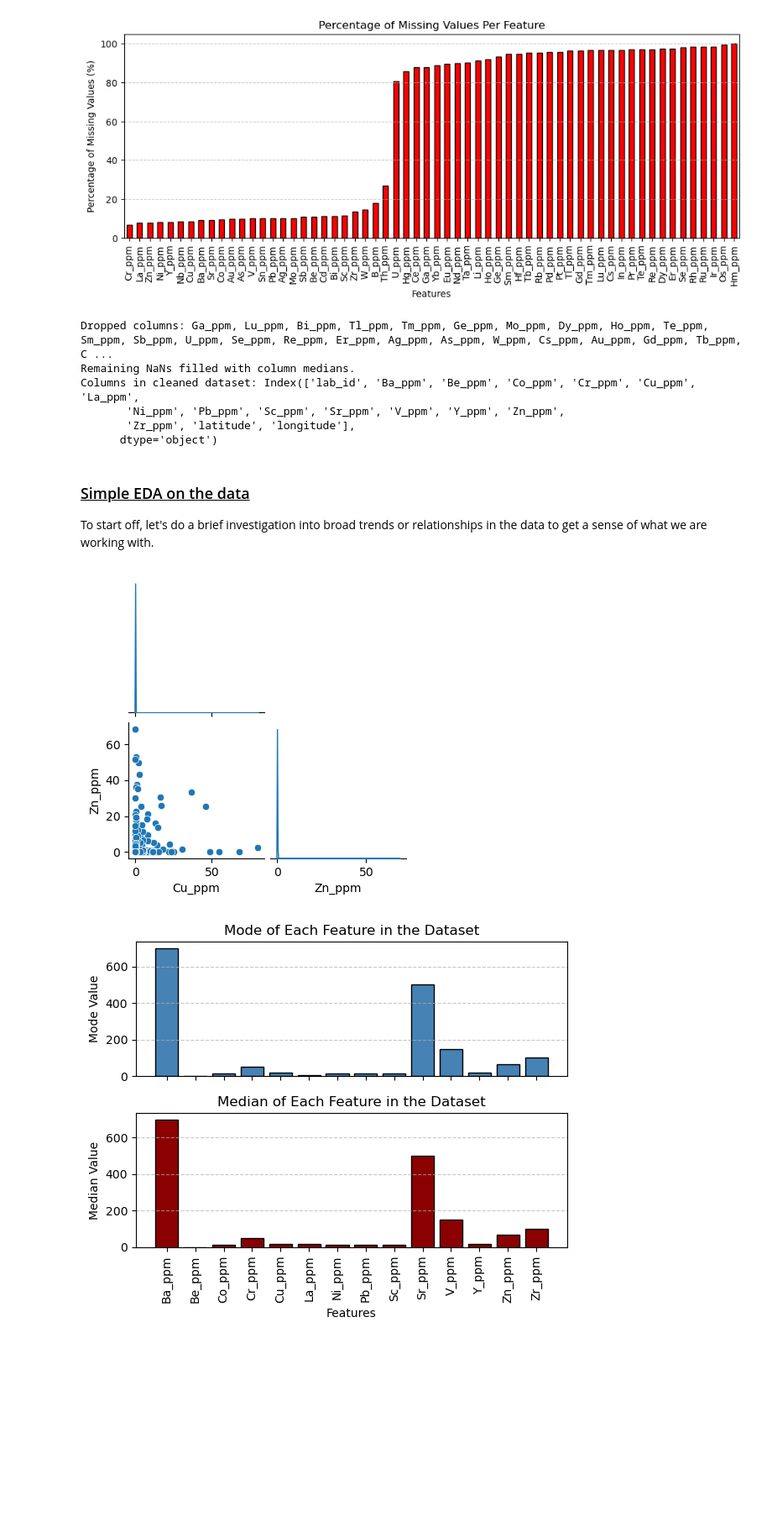
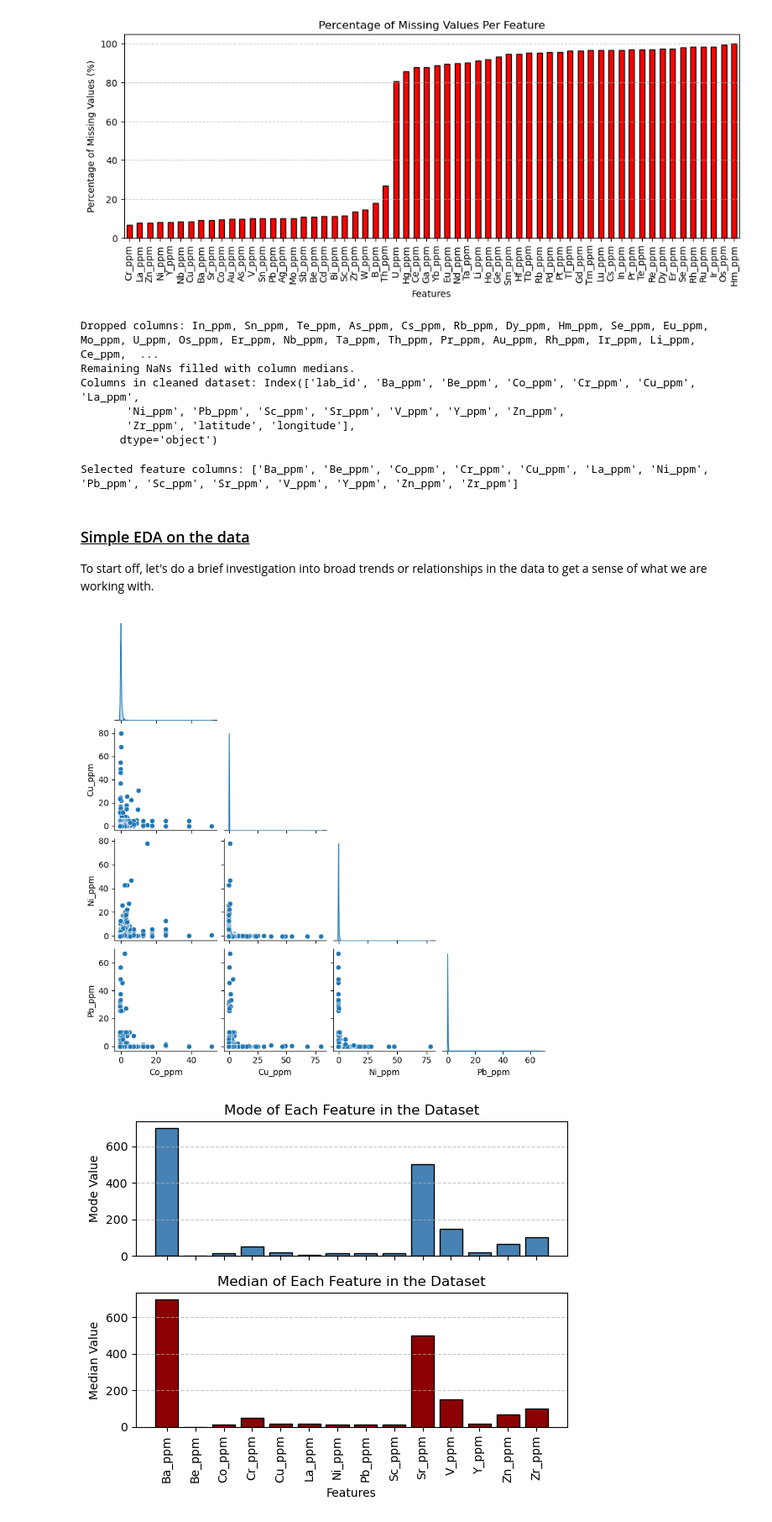
Before and after one commit to tyhowee/geo_datasci_tools, a Jupyter notebook: geochemical_outlier_detection/AK_outlier_detection.ipynb, the cells around one changed output. Shown at 84% size. Drawn from its saved outputs; the diff is of its cells as text; code cells hidden in the pictures; blank space fills up the shorter version.

```diff
--- a/geochemical_outlier_detection/AK_outlier_detection.ipynb
+++ b/geochemical_outlier_detection/AK_outlier_detection.ipynb
@@ -48,15 +48,15 @@ importlib.reload(outlier_detection_functions)
 *For the testing of these algorithms we are going to use geochemical data from a region in southwestern Saudi Arabia. All units are converted to ppm for consistency.*
 # %%
 # Import and preview the data
-# data_filepath = "/Users/thowe/MinersAI Dropbox/Tyler Howe/AK_sample_project/UNPROCESSED/misc_processing_files/agdb_merged.csv"
-data_filepath = r"C:\Users\TyHow\MinersAI Dropbox\Tyler Howe\AK_sample_project\UNPROCESSED\misc_processing_files\agdb_merged.csv"
+data_filepath = "/Users/thowe/MinersAI Dropbox/Tyler Howe/AK_sample_project/UNPROCESSED/misc_processing_files/agdb_merged.csv"
+#data_filepath = r"C:\Users\TyHow\MinersAI Dropbox\Tyler Howe\AK_sample_project\UNPROCESSED\misc_processing_files\agdb_merged.csv"
 df_raw = pd.read_csv(data_filepath)
 print(df_raw.head(3))
 print("\nColumns in dataset:", df_raw.columns)
 
 # Load GeoJSON polygon mask
-# geojson_path = "/Users/thowe/MinersAI Dropbox/Tyler Howe/AK_sample_project/PROCESSED/processed_data/AK_MASK.geojson"
-geojson_path = r"C:\Users\TyHow\MinersAI Dropbox\Tyler Howe\AK_sample_project\PROCESSED\processed_data\AK_MASK.geojson"
+geojson_path = "/Users/thowe/MinersAI Dropbox/Tyler Howe/AK_sample_project/PROCESSED/processed_data/AK_MASK.geojson"
+#geojson_path = r"C:\Users\TyHow\MinersAI Dropbox\Tyler Howe\AK_sample_project\PROCESSED\processed_data\AK_MASK.geojson"
 polygon = gpd.read_file(geojson_path).geometry.unary_union
 
 # Clip DataFrame to the GeoJSON polygon
@@ -92,7 +92,7 @@ df = df_clipped.copy()
 df = helper_functions.clean_geochemical_data(df, nan_threshold=0.6, mode_threshold=0.4)
 print(f"Columns in cleaned dataset: {df.columns}")
 # %% [output]
-Dropped columns: Ga_ppm, Lu_ppm, Bi_ppm, Tl_ppm, Tm_ppm, Ge_ppm, Mo_ppm, Dy_ppm, Ho_ppm, Te_ppm, Sm_ppm, Sb_ppm, U_ppm, Se_ppm, Re_ppm, Er_ppm, Ag_ppm, As_ppm, W_ppm, Cs_ppm, Au_ppm, Gd_ppm, Tb_ppm, C ...
+Dropped columns: In_ppm, Sn_ppm, Te_ppm, As_ppm, Cs_ppm, Rb_ppm, Dy_ppm, Hm_ppm, Se_ppm, Eu_ppm, Mo_ppm, U_ppm, Os_ppm, Er_ppm, Nb_ppm, Ta_ppm, Th_ppm, Pr_ppm, Au_ppm, Rh_ppm, Ir_ppm, Li_ppm, Ce_ppm,  ...
 Remaining NaNs filled with column medians.
 Columns in cleaned dataset: Index(['lab_id', 'Ba_ppm', 'Be_ppm', 'Co_ppm', 'Cr_ppm', 'Cu_ppm', 'La_ppm',
        'Ni_ppm', 'Pb_ppm', 'Sc_ppm', 'Sr_ppm', 'V_ppm', 'Y_ppm', 'Zn_ppm',
@@ -103,16 +103,20 @@ Columns in cleaned dataset: Index(['lab_id', 'Ba_ppm', 'Be_ppm', 'Co_ppm', 'Cr_p
 feature_columns = [
     col for col in df.columns if col not in ["lab_id", "latitude", "longitude"]
 ]
+
+print(f"Selected feature columns: {feature_columns}")
+# %% [output]
+Selected feature columns: ['Ba_ppm', 'Be_ppm', 'Co_ppm', 'Cr_ppm', 'Cu_ppm', 'La_ppm', 'Ni_ppm', 'Pb_ppm', 'Sc_ppm', 'Sr_ppm', 'V_ppm', 'Y_ppm', 'Zn_ppm', 'Zr_ppm']
 # %% [markdown]
 ### <u>Simple EDA on the data</u>
 
 To start off, let's do a brief investigation into broad trends or relationships in the data to get a sense of what we are working with.
 # %%
 # Generate pairplot of select elements
-elements_to_plot = ["Au_ppm", "Cu_ppm", "Zn_ppm", "As_ppm"]  # Choose key elements - ideally those related to mineralization or other interesting trends
+elements_to_plot = ["Co_ppm", "Cu_ppm", "Ni_ppm", "Pb_ppm"]  # Choose key elements - ideally those related to mineralization or other interesting trends
 helper_functions.generate_pairplot(df, elements_to_plot, height=2)
 # %% [output]
-[figure, old version]
+[figure, new version]
 # %%
 # Compute mode (first mode value) and median for each feature
 
```
Also changed, not shown: parts of 7 cells of this notebook, 1 other file.
